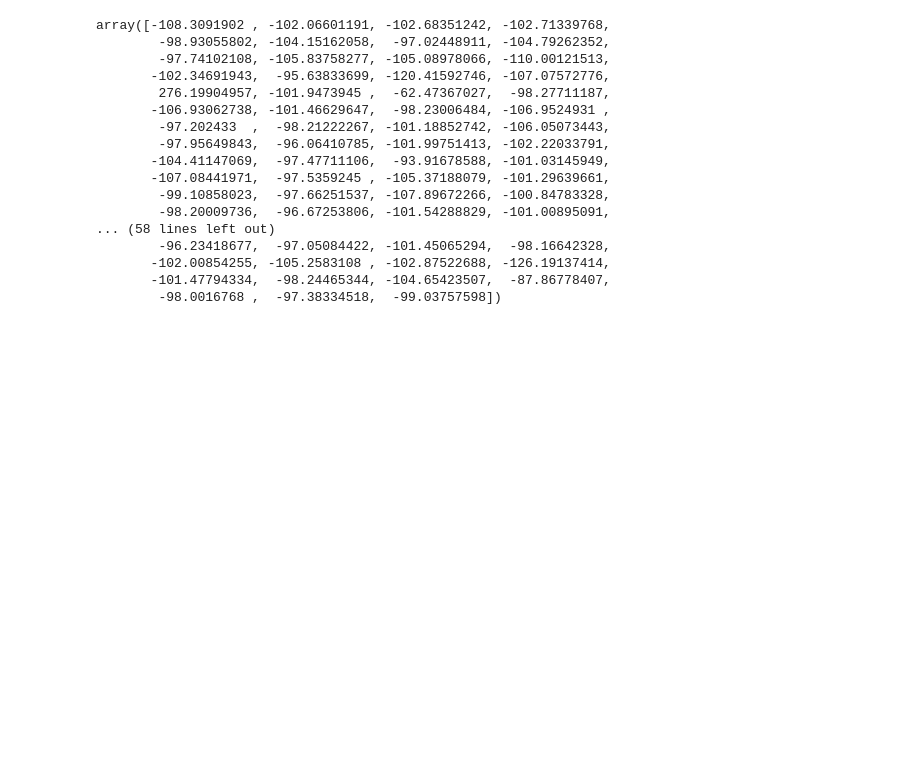
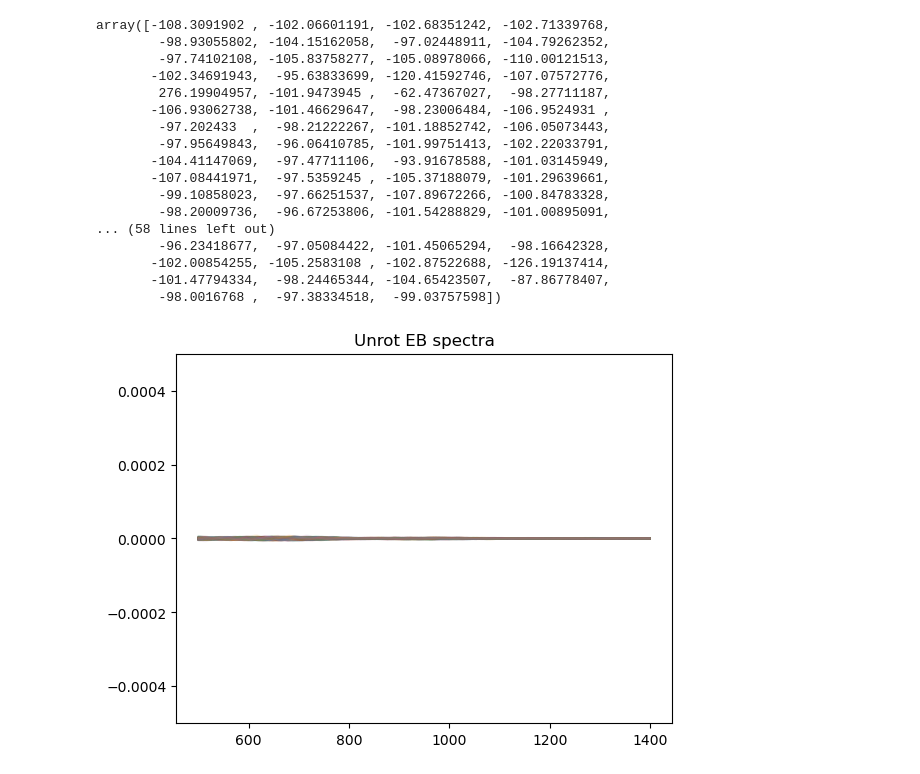
Before and after one commit to zhuber21/act-axion-analysis, a Jupyter notebook: notebooks/healpy_only_mask_test_3_20240305.ipynb, the cells around one changed output. Drawn from its saved outputs; the diff is of its cells as text; code cells hidden in the pictures; blank space fills up the shorter version.

Commit message:
Adding plot to third mask test notebook

```diff
--- a/notebooks/healpy_only_mask_test_3_20240305.ipynb
+++ b/notebooks/healpy_only_mask_test_3_20240305.ipynb
@@ -1062,3 +1062,13 @@ array([-108.3091902 , -102.06601191, -102.68351242, -102.71339768,
        -102.00854255, -105.2583108 , -102.87522688, -126.19137414,
        -101.47794334,  -98.24465344, -104.65423507,  -87.86778407,
         -98.0016768 ,  -97.38334518,  -99.03757598])
+# %%
+# Something seems to be wrong with the fitting
+# Plotting all of the EB spectra
+for i in range(len(output_spectra_4)):
+    plt.plot(ell_hp,output_spectra_4[i][10],alpha=0.1)
+plt.title("Unrot EB spectra")
+plt.ylim([-0.0005, 0.0005])
+plt.show()
+# %% [output]
+[figure, added]
```
Also changed, not shown: parts of 1 cell of this notebook.
